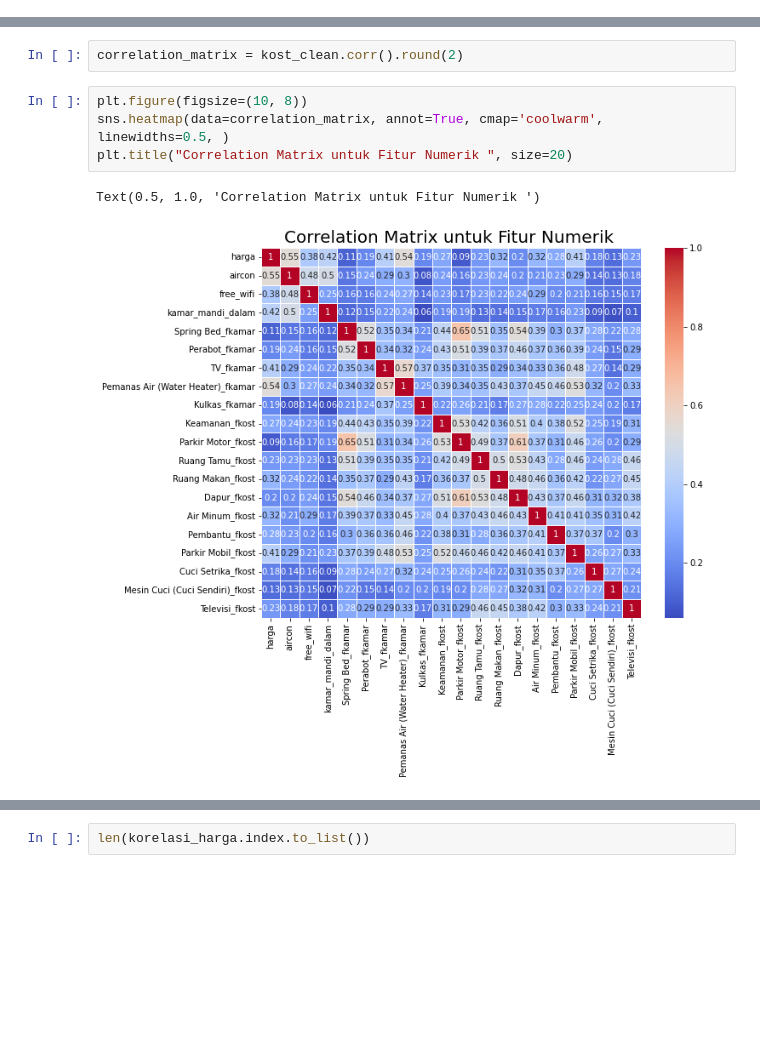
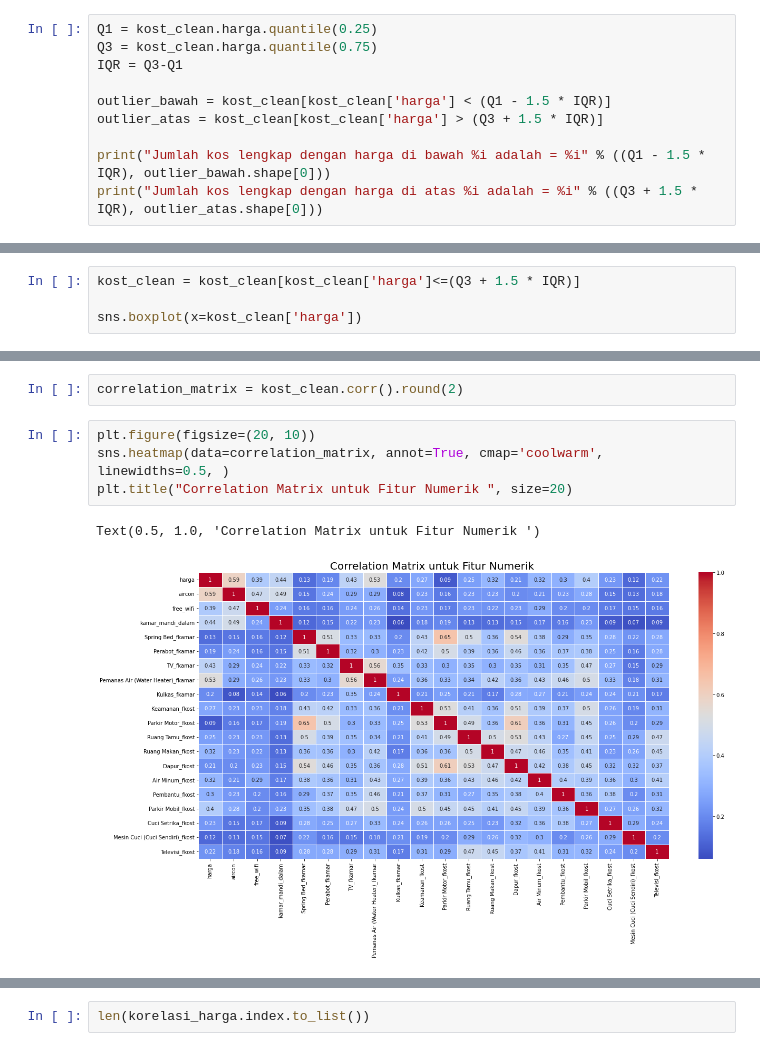
Before and after one commit to IrfanChairurrachman/regression-kost-pricing, a Jupyter notebook: pricing.ipynb, the cells around one changed output, grey strips where cells are left out. Saved outputs shown, nothing was run; the diff lists cells and outputs as text; blank space fills up the shorter version.

Commit message:
feat: remove outlier and onehotencoding jenis kost

```diff
--- a/pricing.ipynb
+++ b/pricing.ipynb
@@ -274,0 +280,10 @@ import matplotlib.pyplot as plt
+# %%
+Q1 = kost_clean.harga.quantile(0.25)
+Q3 = kost_clean.harga.quantile(0.75)
+IQR = Q3-Q1
+
+outlier_bawah = kost_clean[kost_clean['harga'] < (Q1 - 1.5 * IQR)]
+outlier_atas = kost_clean[kost_clean['harga'] > (Q3 + 1.5 * IQR)]
+
+print("Jumlah kos lengkap dengan harga di bawah %i adalah = %i" % ((Q1 - 1.5 * IQR), outlier_bawah.shape[0]))
+print("Jumlah kos lengkap dengan harga di atas %i adalah = %i" % ((Q3 + 1.5 * IQR), outlier_atas.shape[0]))
@@ -274,0 +293,4 @@ import matplotlib.pyplot as plt
+# %%
+kost_clean = kost_clean[kost_clean['harga']<=(Q3 + 1.5 * IQR)]
+
+sns.boxplot(x=kost_clean['harga'])
@@ -275,11 +300,11 @@ import matplotlib.pyplot as plt
 # %%
 correlation_matrix = kost_clean.corr().round(2)
 # %%
-plt.figure(figsize=(10, 8))
+plt.figure(figsize=(20, 10))
 sns.heatmap(data=correlation_matrix, annot=True, cmap='coolwarm', linewidths=0.5, )
 plt.title("Correlation Matrix untuk Fitur Numerik ", size=20)
 # %% [output]
 Text(0.5, 1.0, 'Correlation Matrix untuk Fitur Numerik ')
-[figure, old version]
+[figure, new version]
 # %%
 korelasi_harga = correlation_matrix[['harga']]
```
Also changed, not shown: parts of 56 cells of this notebook.
